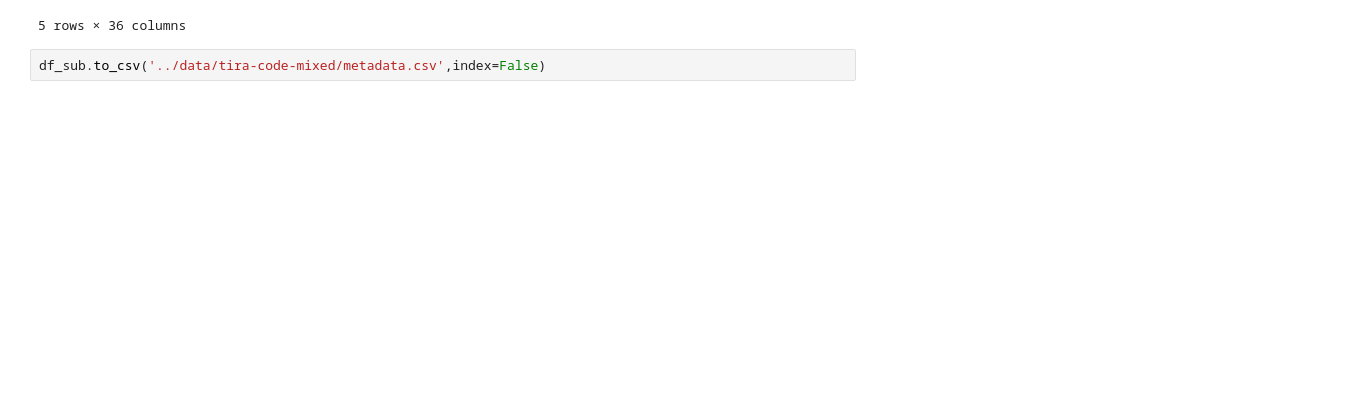
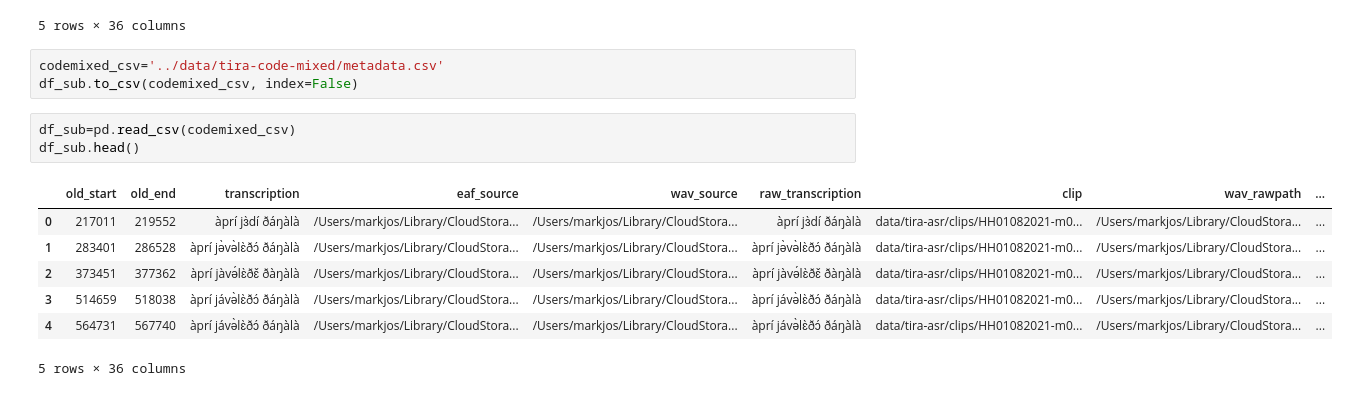
Before and after one commit to markjosims/malachor5, a Jupyter notebook: notebooks/split_dataset.ipynb, the cells around one changed output. Drawn from its saved outputs; the diff is of its cells as text; blank space fills up the shorter version.

Commit message:
data stuff

```diff
--- a/notebooks/split_dataset.ipynb
+++ b/notebooks/split_dataset.ipynb
@@ -277,4 +277,16 @@ df_sub.head()
 | 10 | 564731 | 567740 | àprí jávə̀lɛ̀ðɔ́ ðáŋàlà | /Users/markjos/Library/CloudStora... | /Users/markjos/Library/CloudStora... | àprí jávə̀lɛ̀ðɔ́ ðáŋàlà | data/tira-asr/clips/HH01082021-m0... | /Users/markjos/Library/CloudStora... | ... |
 5 rows × 36 columns
 # %%
-df_sub.to_csv('../data/tira-code-mixed/metadata.csv',index=False)
+codemixed_csv='../data/tira-code-mixed/metadata.csv'
+df_sub.to_csv(codemixed_csv, index=False)
+# %%
+df_sub=pd.read_csv(codemixed_csv)
+df_sub.head()
+# %% [output]
+|  | old_start | old_end | transcription | eaf_source | wav_source | raw_transcription | clip | wav_rawpath | ... |
+| 0 | 217011 | 219552 | àprí jɜ̀dí ðáŋàlà | /Users/markjos/Library/CloudStora... | /Users/markjos/Library/CloudStora... | àprí jɜ̀dí ðáŋàlà | data/tira-asr/clips/HH01082021-m0... | /Users/markjos/Library/CloudStora... | ... |
+| 1 | 283401 | 286528 | àprí jə̀və̀lɛ̀ðɔ́ ðáŋàlà | /Users/markjos/Library/CloudStora... | /Users/markjos/Library/CloudStora... | àprí jə̀və̀lɛ̀ðɔ́ ðáŋàlà | data/tira-asr/clips/HH01082021-m0... | /Users/markjos/Library/CloudStora... | ... |
+| 2 | 373451 | 377362 | àprí jàvə́lɛ̀ðɛ̌ ðàŋàlà | /Users/markjos/Library/CloudStora... | /Users/markjos/Library/CloudStora... | àprí jàvə́lɛ̀ðɛ̌ ðàŋàlà | data/tira-asr/clips/HH01082021-m0... | /Users/markjos/Library/CloudStora... | ... |
+| 3 | 514659 | 518038 | àprí jávə̀lɛ̀ðɔ́ ðáŋàlà | /Users/markjos/Library/CloudStora... | /Users/markjos/Library/CloudStora... | àprí jávə̀lɛ̀ðɔ́ ðáŋàlà | data/tira-asr/clips/HH01082021-m0... | /Users/markjos/Library/CloudStora... | ... |
+| 4 | 564731 | 567740 | àprí jávə̀lɛ̀ðɔ́ ðáŋàlà | /Users/markjos/Library/CloudStora... | /Users/markjos/Library/CloudStora... | àprí jávə̀lɛ̀ðɔ́ ðáŋàlà | data/tira-asr/clips/HH01082021-m0... | /Users/markjos/Library/CloudStora... | ... |
+5 rows × 36 columns
```
Also changed, not shown: parts of 4 cells of this notebook.
